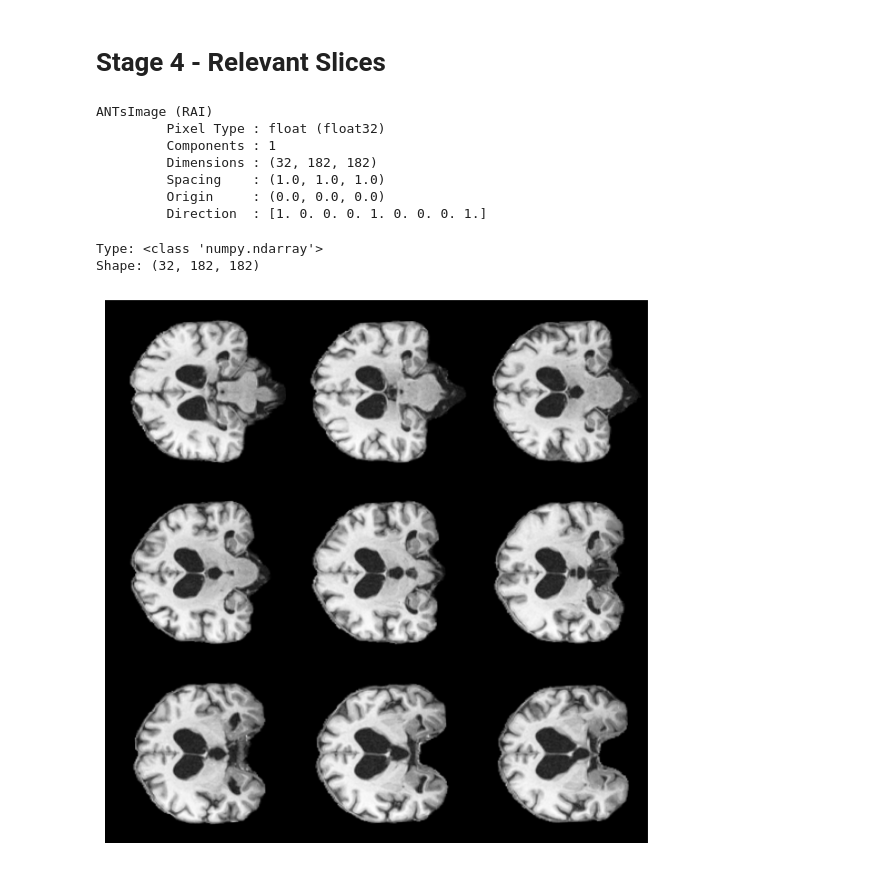
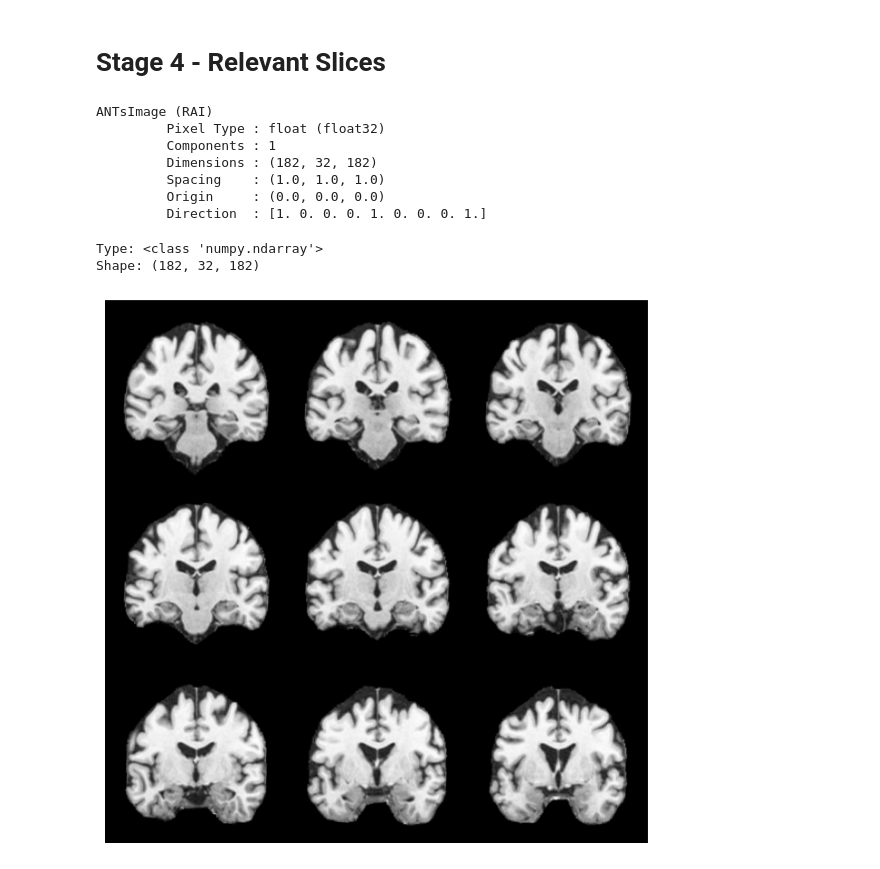
Before and after one commit to derick-amontagna/DAMS, a Jupyter notebook: test_load_image.ipynb, the cells around one changed output. Drawn from its saved outputs; the diff is of its cells as text; code cells hidden in the pictures.

```diff
--- a/test_load_image.ipynb
+++ b/test_load_image.ipynb
@@ -190,7 +190,7 @@ raw_img_path_model = os.path.join(
     "preprocess",
     "ADNI1_T1_All_MRI",
     "4_step_relevant_slices",
-    "I7024.nii.gz",
+    "I10008.nii.gz",
 )
 
 
@@ -201,7 +201,7 @@ print(raw_img_path_model)
 ANTsImage (RAI)
          Pixel Type : float (float32)
          Components : 1
-         Dimensions : (32, 182, 182)
+         Dimensions : (182, 32, 182)
          Spacing    : (1.0, 1.0, 1.0)
          Origin     : (0.0, 0.0, 0.0)
          Direction  : [1. 0. 0. 0. 1. 0. 0. 0. 1.]
@@ -212,10 +212,10 @@ print(f"Type: {type(raw_img_ants_arr)}")
 print(f"Shape: {raw_img_ants_arr.shape}")
 # %% [output]
 Type: <class 'numpy.ndarray'>
-Shape: (32, 182, 182)
+Shape: (182, 32, 182)
 # %%
 ants.plot(
-    raw_img_path_model, figsize=2, axis=0, slices=[0, 4, 8, 12, 16, 20, 24, 28, 31]
+    raw_img_path_model, figsize=2, axis=1, slices=[0, 4, 8, 12, 16, 20, 24, 28, 31]
 )
 # %% [output]
-[figure, old version]
+[figure, new version]
```
Also changed, not shown: 3 other files.
